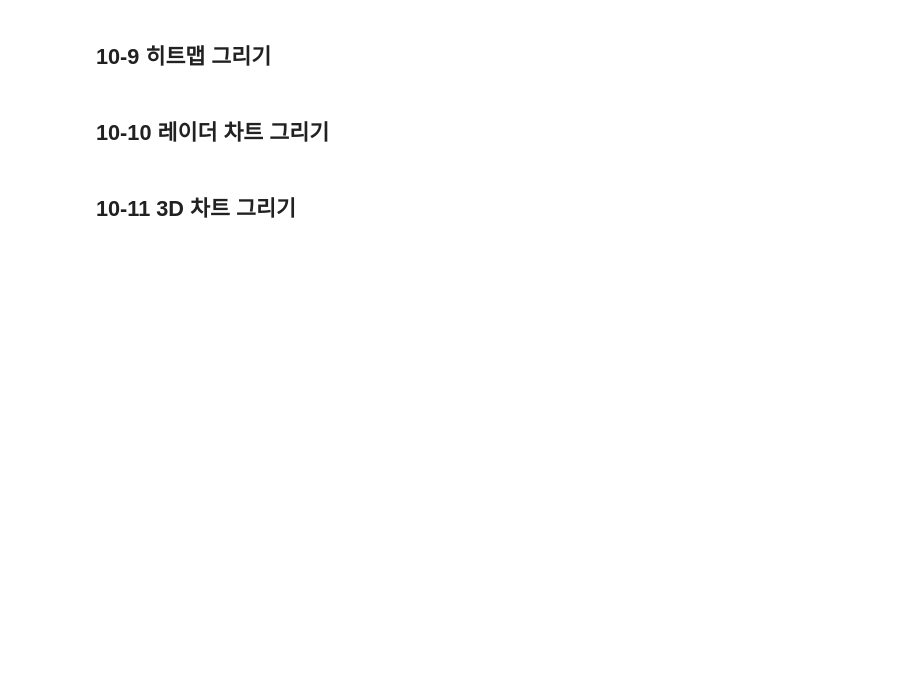
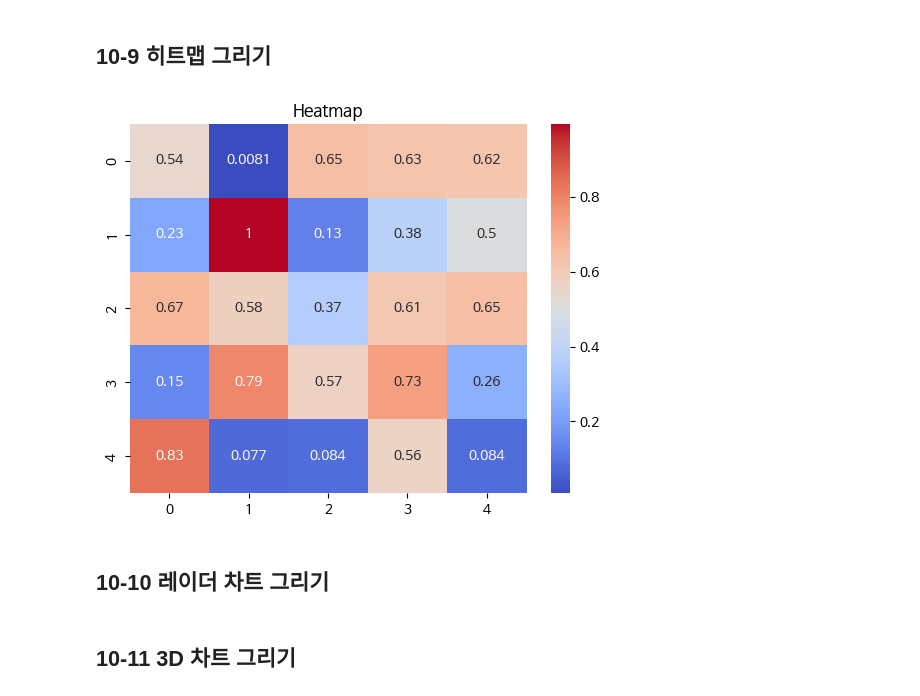
Before and after one commit to jj-it-lab/Data-Analysis-with-Open-Source, a Jupyter notebook: 오픈소스_데이터_분석_10강.ipynb, the cells around one changed output. Drawn from its saved outputs; the diff is of its cells as text; code cells hidden in the pictures; blank space fills up the shorter version.

```diff
--- a/오픈소스_데이터_분석_10강.ipynb
+++ b/오픈소스_데이터_분석_10강.ipynb
@@ -182,15 +182,19 @@ plt.show()
 # %%
 import matplotlib.pyplot as plt
 import seaborn as sns
 import numpy as np
 
 ## 데이터 생성 (5x5 크기의 무작위 행렬)
 data = np.random.rand(5, 5)
 
 ## seaborn을 이용하여 히트맵 그리기
+## 히트맵은 matplotlib으로 그릴 수 없음
+sns.heatmap(data, annot=True,cmap='coolwarm')
 
 plt.title("Heatmap")
 plt.show()
+# %% [output]
+[figure, added]
 # %% [markdown]
 ## 10-10 레이더 차트 그리기
 # %%
```
Also changed, not shown: parts of 1 cell of this notebook.
